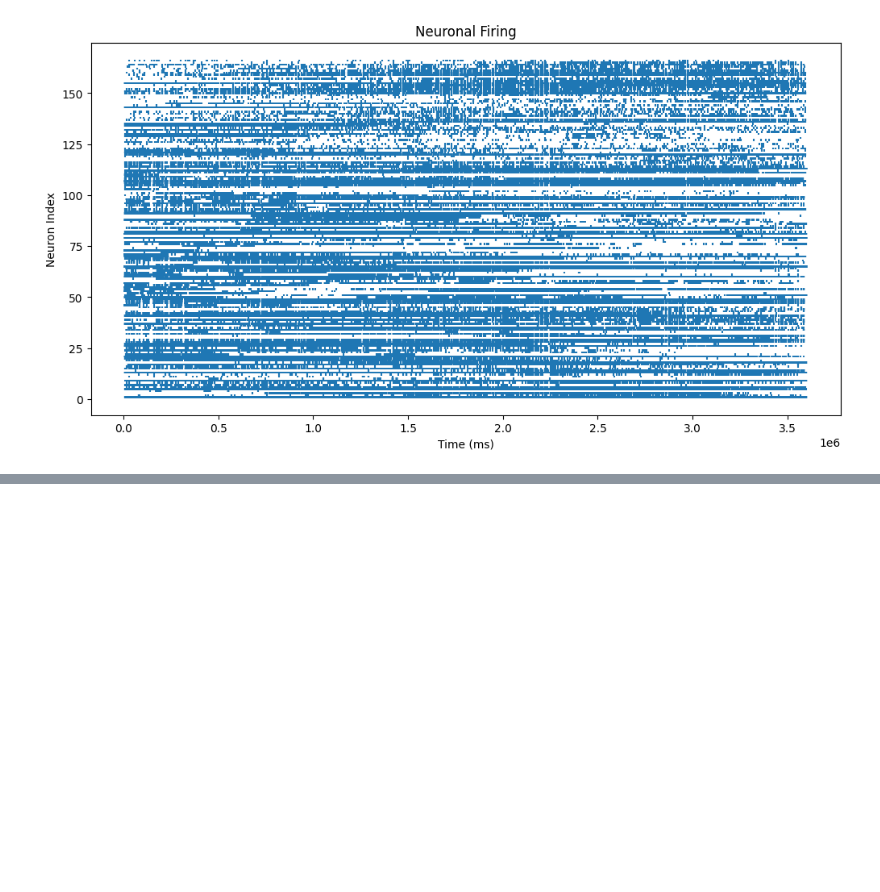
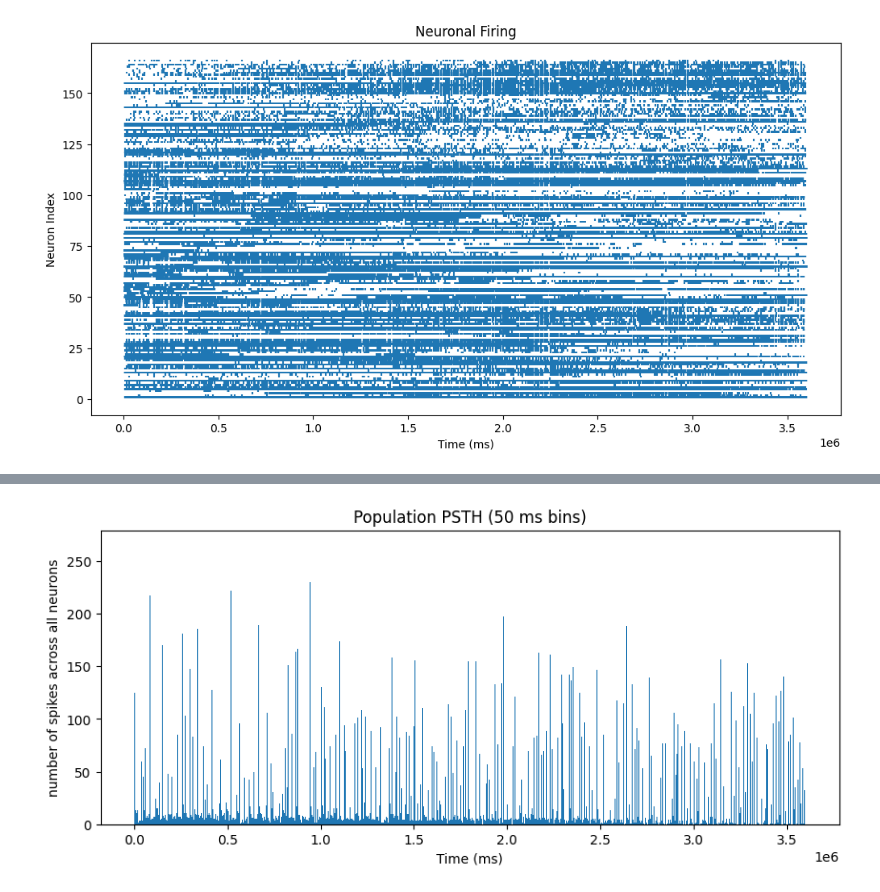
Before and after one commit to Neermita18/NeuroML, a Jupyter notebook: somatosensory_mouse_spike_data.ipynb, the cells around one changed output, grey strips where cells are left out. Saved outputs shown, nothing was run; the diff lists cells and outputs as text; code cells hidden in the pictures; blank space fills up the shorter version.

```diff
--- a/somatosensory_mouse_spike_data.ipynb
+++ b/somatosensory_mouse_spike_data.ipynb
@@ -148,0 +194,11 @@ plot_raster(spikes)
+# %%
+
+ds= all_datasets[24]   # dataset 25
+spikes = ds["spikes"]
+rates = ds["firing_rates"]
+x = ds["x"]
+y = ds["y"]
+T = ds["T"]
+plot_population_histogram(spikes, T)
+# %% [output]
+[figure, added]
```
Also changed, not shown: parts of 9 cells of this notebook.
